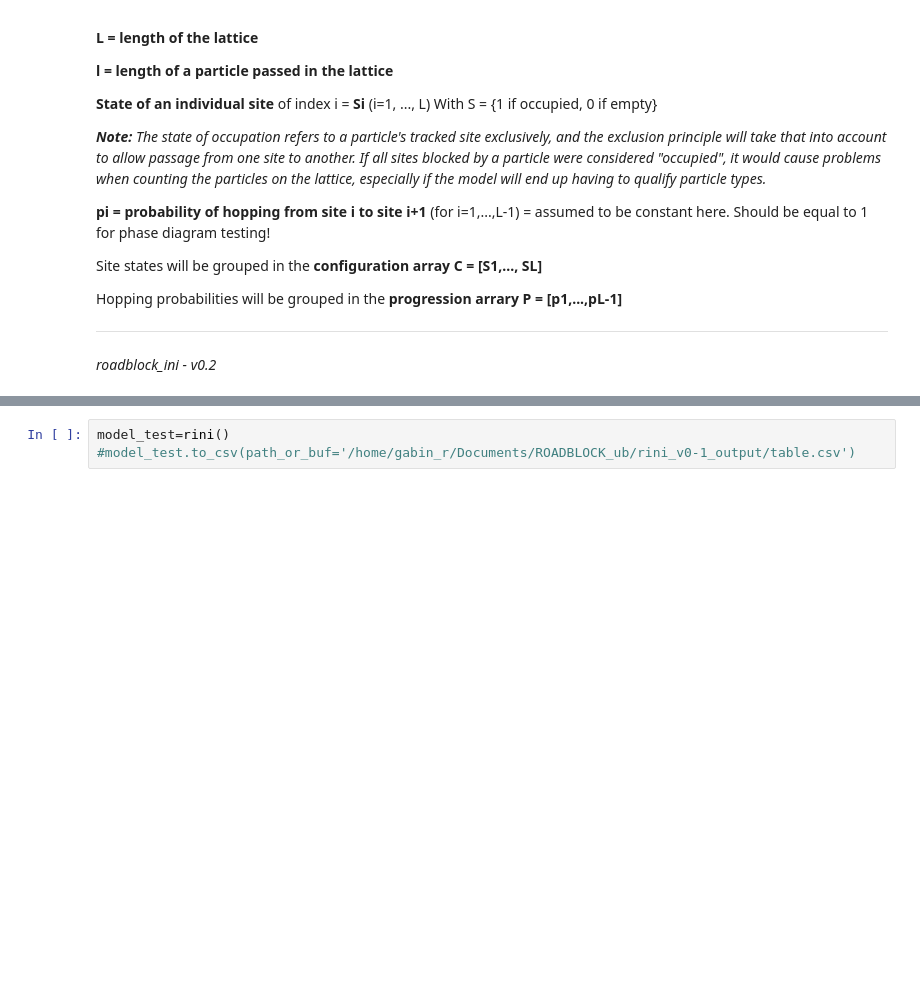
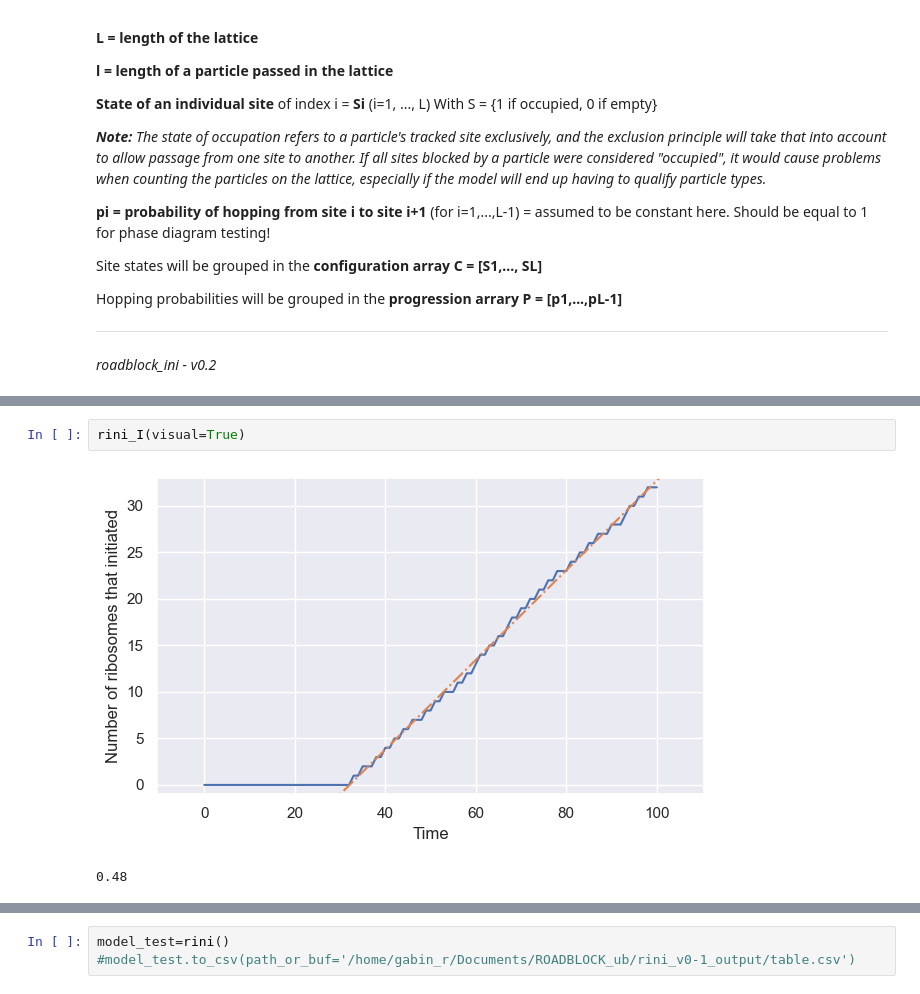
Before and after one commit to gabin-rousseau/roadblock_project, a Jupyter notebook: python/rini_v0-2.ipynb, the cells around one changed output, grey strips where cells are left out. Cells and saved outputs as stored; diff of their text form; blank space fills up the shorter version.

```diff
--- a/python/rini_v0-2.ipynb
+++ b/python/rini_v0-2.ipynb
@@ -182,0 +340,5 @@ def rini(t=100, L=30, l=1, a=0.75, b=0.75, p=1):
+# %%
+rini_I(visual=True)
+# %% [output]
+[figure, added]
+0.48
```
Also changed, not shown: parts of 13 cells of this notebook.
